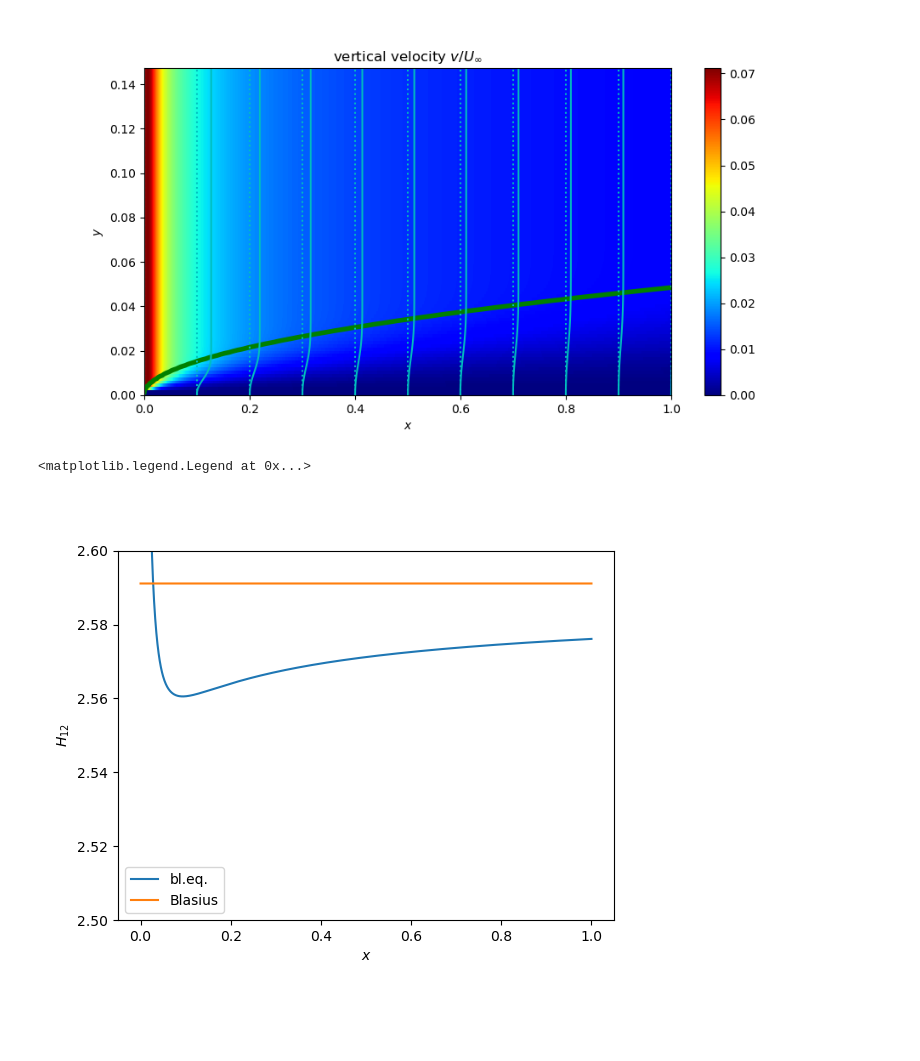
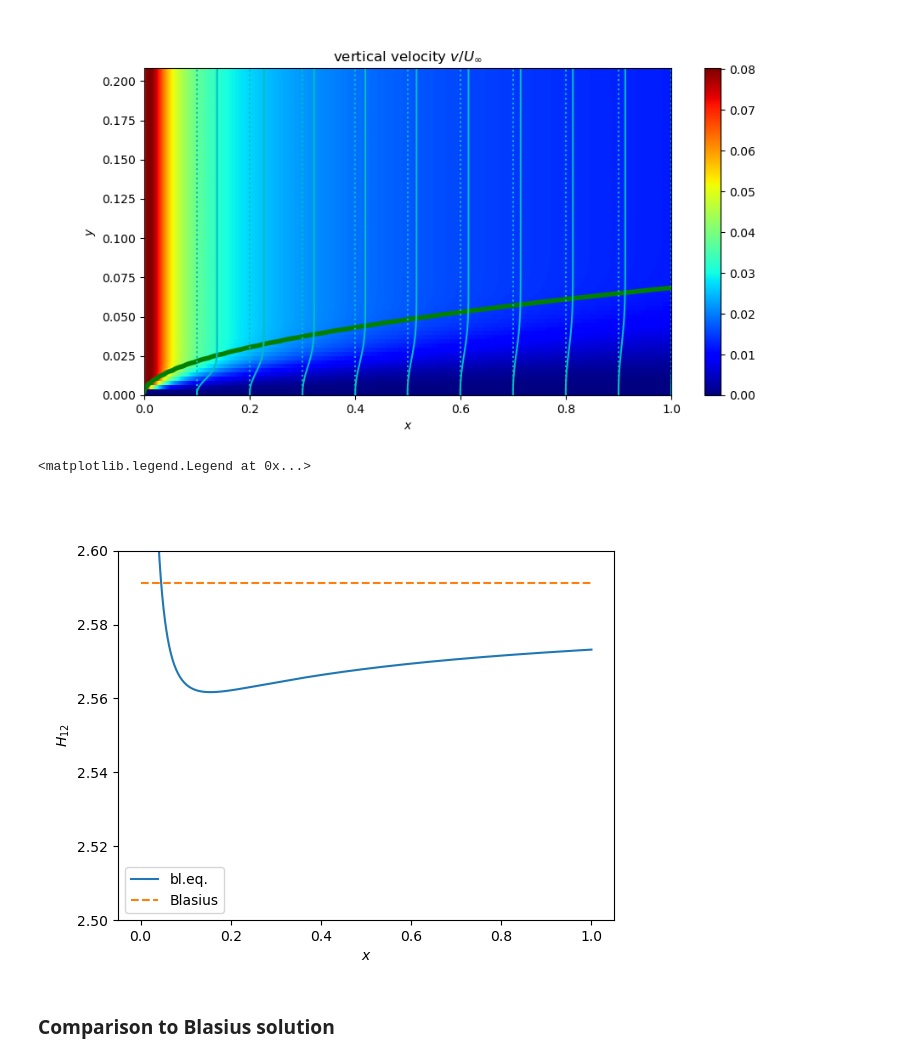
Before and after one commit to pschlatt1/notebooks, a Jupyter notebook: bl_eq_solve.ipynb, the cells around one changed output. Cells and saved outputs as stored; diff of their text form; code cells hidden in the pictures; blank space fills up the shorter version.

```diff
--- a/bl_eq_solve.ipynb
+++ b/bl_eq_solve.ipynb
@@ -5,7 +7,7 @@ import numpy as np
 from matplotlib import pyplot as plt
 %matplotlib widget
 # %%
-Nx = 2000
-Ny = 100
-Re = 10000.0
+Nx = 1000
+Ny = 80
+Re = 5000.0
 # %%
@@ -96,15 +102,17 @@ plt.xlim(0,1)
 plt.ylim(0,np.max(y))
 plt.show()
 # %% [output]
-[figure, old version]
+[figure, new version]
 # %%
 plt.figure()
 plt.plot(x,dstar/theta,label='bl.eq.')
 plt.ylim(2.5,2.6)
-plt.plot(x,x*0+2.591100362,label='Blasius')
+plt.plot(x,x*0+2.591100362,'--',label='Blasius')
 plt.xlabel(r'$x$')
 plt.ylabel(r'$H_{12}$')
 plt.legend()
 # %% [output]
 <matplotlib.legend.Legend at 0x...>
-[figure, old version]
+[figure, new version]
+# %% [markdown]
+### Comparison to Blasius solution
```
Also changed, not shown: parts of 6 cells of this notebook.
